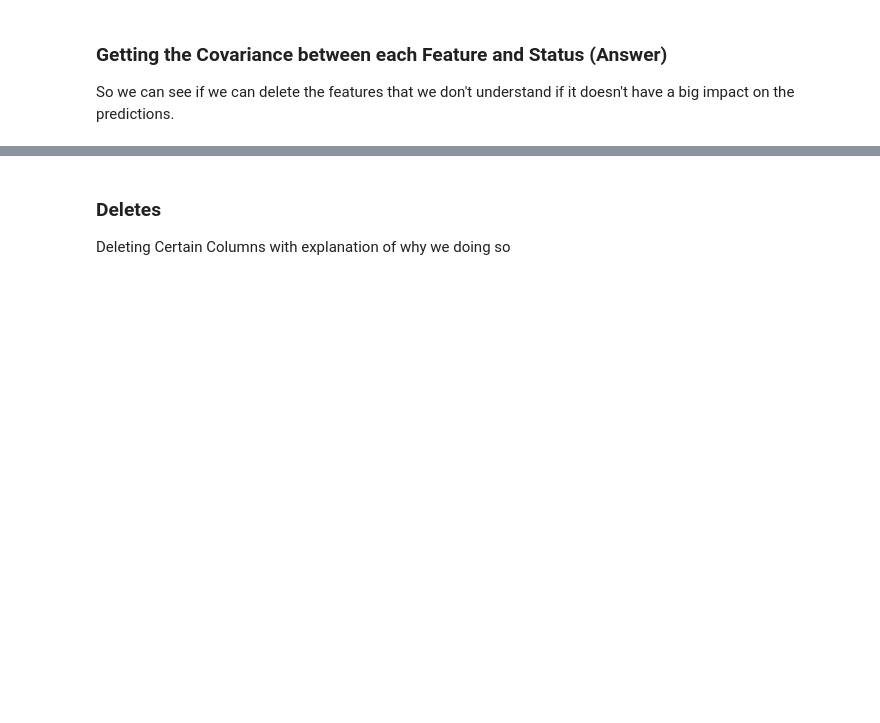
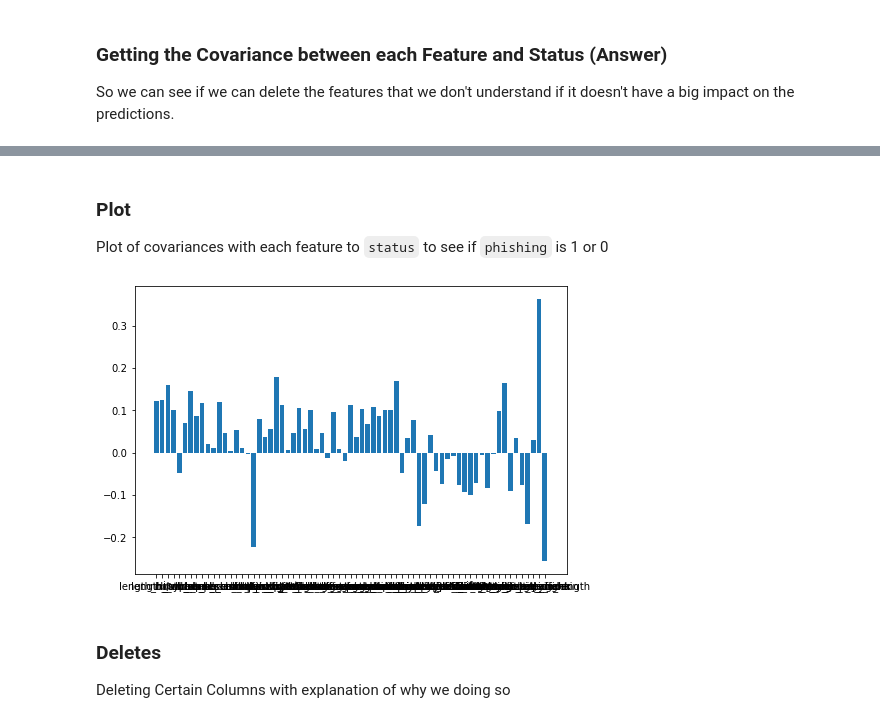
Before and after one commit to WITS-ML-Tut-Group/ML-Notebooks, a Jupyter notebook: Project/GettingData.ipynb, the cells around one changed output, grey strips where cells are left out. Cells and saved outputs as stored; diff of their text form; code cells hidden in the pictures; blank space fills up the shorter version.

```diff
--- a/Project/GettingData.ipynb
+++ b/Project/GettingData.ipynb
@@ -83,4 +85,4 @@ for i,e in enumerate(df["status"]):
     elif (e == "legitimate"):
         df['status'][i] = 0
 
-pd.to_numeric(df['status'])
+df['status'] = pd.to_numeric(df['status'])
@@ -185,17 +180,3 @@ Deleting dns_record as there is only one number for the feature
 ## Normalization
 
 Normalizing the data before getting the covariance
-# %%
-counter = 0
-for colName in df:
-    counter += 1
-    print(counter)
-
-    if (df[colName].dtypes != np.int64 and df[colName].dtypes != np.float64):
-        continue
-
-    fmax = max(df[colName])
-    fmin = min(df[colName])
-
-    for i in range(len(df[colName])):
-        df[colName][i] = (df[colName][i] - fmin)/(fmax - fmin)
@@ -220,3 +183,13 @@ for colName in df:
+# %%
+statusColumn = df['status']
+del df['status']
+urlColumn = df['url']
+del df['url']
+
+df = (df-df.mean())/(df.std())
+
+df['status'] = statusColumn
+df['url'] = urlColumn
 # %% [markdown]
 ### Getting the Covariance between each Feature and Status (Answer)
 
@@ -278,3 +256,16 @@ covDf.head(90)
+# %% [markdown]
+### Plot
+
+Plot of covariances with each feature to `status` to see if `phishing` is 1 or 0
+# %%
+fig = plt.figure()
+ax = fig.add_axes([0,0,1,1])
+langs = covDf.index
+students = covDf
+ax.bar(langs,students)
+plt.show()
+# %% [output]
+[figure, added]
 # %% [markdown]
 ### Deletes
 
```
Also changed, not shown: parts of 6 cells of this notebook.
